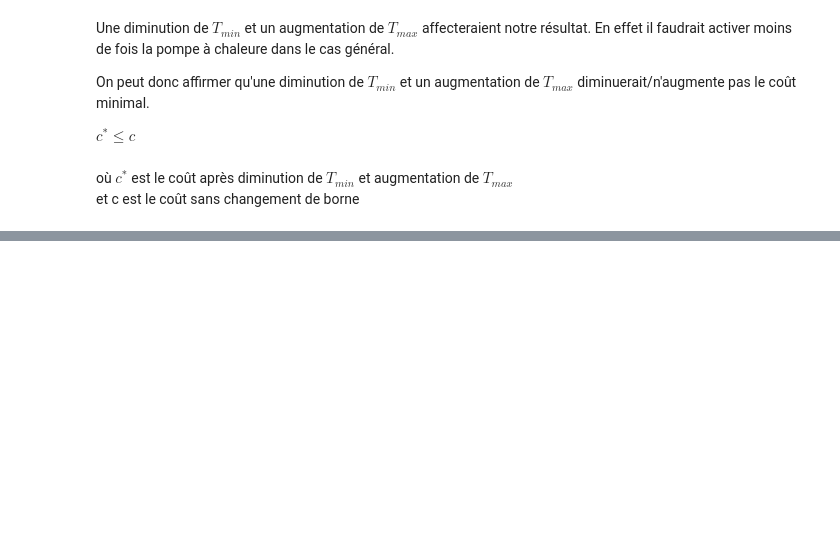
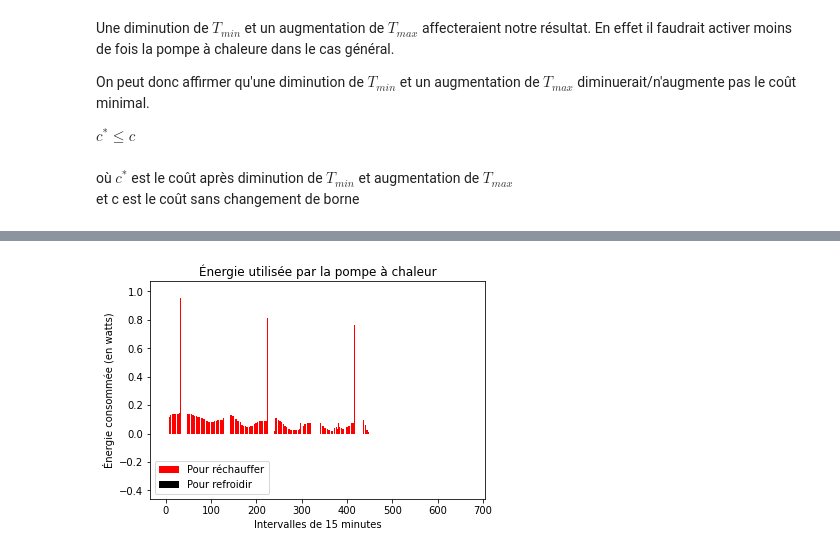
Before and after one commit to AlexisEnglebert/LINMA1702-pompe-a-chaleur, a Jupyter notebook: src/tasks.ipynb, the cells around one changed output, grey strips where cells are left out. Saved outputs shown, nothing was run; the diff lists cells and outputs as text; code cells hidden in the pictures; blank space fills up the shorter version.

Commit message:
src: continue part2

```diff
--- a/src/tasks.ipynb
+++ b/src/tasks.ipynb
@@ -74,6 +74,18 @@ def display_energy(valeur_energie):
     plt.ylabel("Énergie consommée (en watts)")
     plt.show()
 
+def display_energy_separated(chaud, froid):
+    axe_x = range(672)
+    #froid = list(map(lambda x : -1*x, froid))
+    fig, ax = plt.subplots()
+    ax.bar(axe_x, chaud, label="Pour réchauffer", color="red")
+    ax.bar(axe_x, froid, label="Pour refroidir", color="black")
+    plt.legend()
+    plt.title("Énergie utilisée par la pompe à chaleur")
+    plt.xlabel("Intervalles de 15 minutes")
+    plt.ylabel("Énergie consommée (en watts)")
+    plt.show()
+
 #Création du graphe
 def display_inconfort_budget(list_inconfort, list_budget):
     axe_x = range(9)
@@ -357,0 +427,2 @@ et c est le coût sans changement de borne
+# %%
+min_cost, temperature_in, temperature_ext, énergie_chaud, énergie_froid, _ = part2_task_1(13050)
@@ -357,0 +447,4 @@ et c est le coût sans changement de borne
+# %%
+display_energy_separated(énergie_chaud, énergie_froid)
+# %% [output]
+[figure, added]
```
Also changed, not shown: parts of 15 cells of this notebook.
